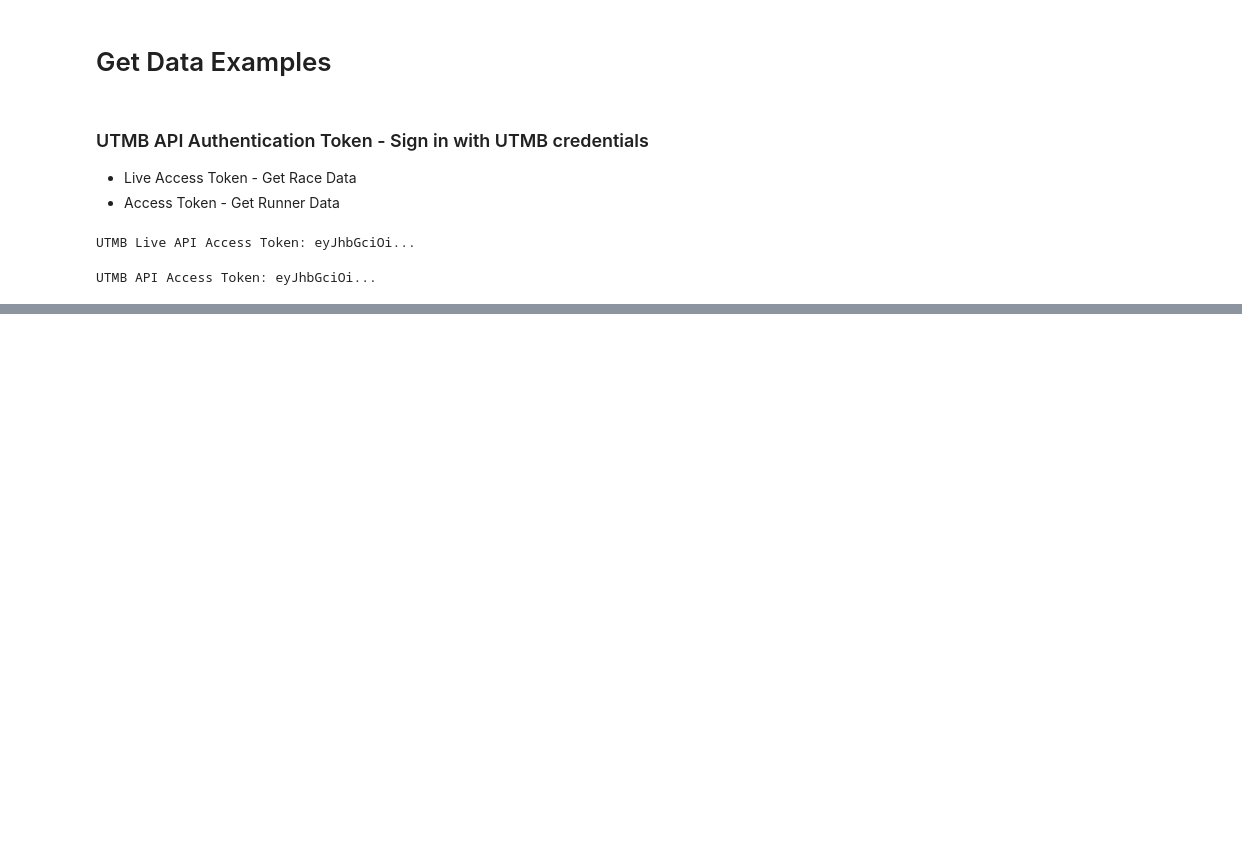
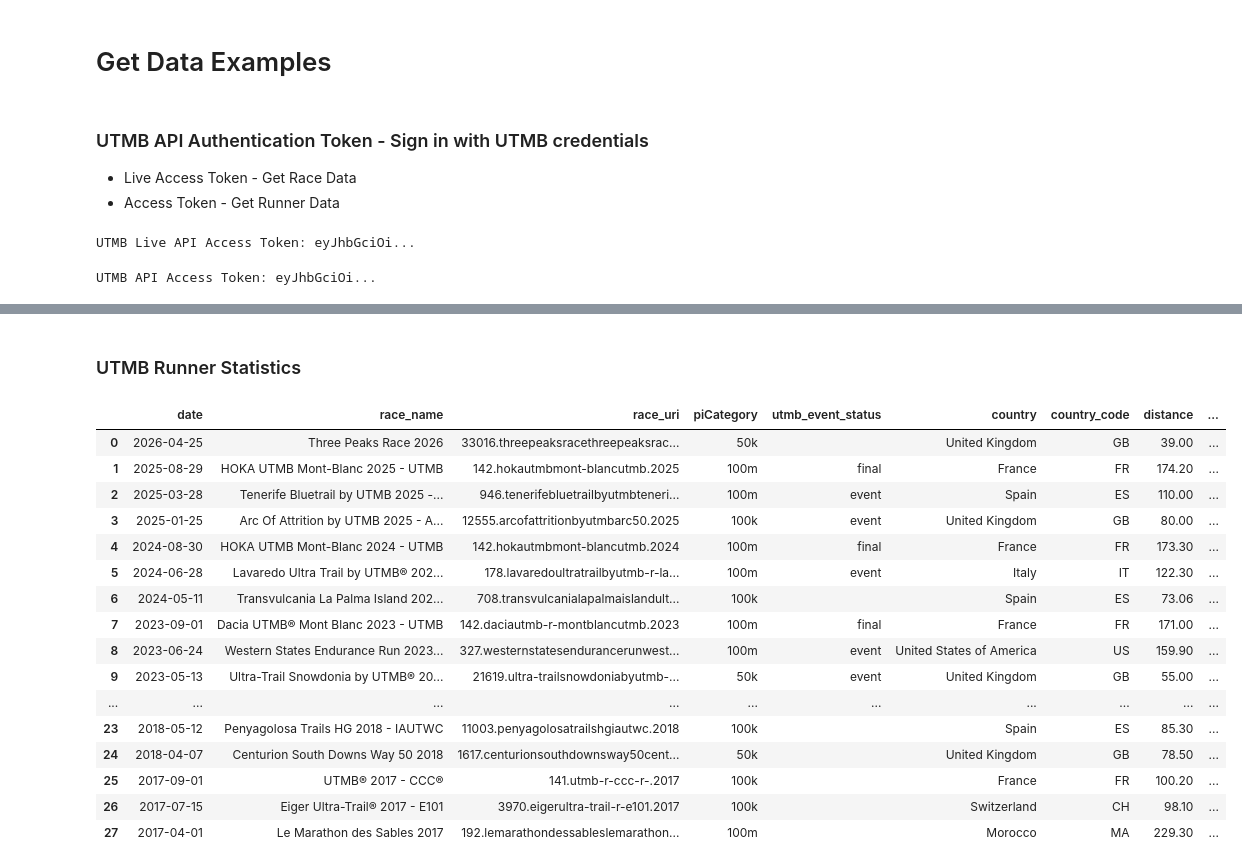
Before and after one commit to 1312Bravo/Path-To-UTMB, a Jupyter notebook: data/get_data_example.ipynb, the cells around one changed output, grey strips where cells are left out. Saved outputs shown, nothing was run; the diff lists cells and outputs as text; code cells hidden in the pictures; blank space fills up the shorter version.

```diff
--- a/data/get_data_example.ipynb
+++ b/data/get_data_example.ipynb
@@ -54,0 +82,28 @@ UTMB API Access Token: eyJhbGciOi...
+# %% [markdown]
+### UTMB Runner Statistics
+# %%
+# Tom Evans statistics
+tom_evans_stats = get_runner_results(
+    runner_id = "1410311.tom.evans",
+    access_token = utmb_access_token
+)
+
+display(tom_evans_stats)
+# %% [output]
+|  | date | race_name | race_uri | piCategory | utmb_event_status | country | country_code | distance | ... |
+| 0 | 2026-04-25 | Three Peaks Race 2026 | 33016.threepeaksracethreepeaksrac... | 50k |  | United Kingdom | GB | 39.00 | ... |
+| 1 | 2025-08-29 | HOKA UTMB Mont-Blanc 2025 - UTMB | 142.hokautmbmont-blancutmb.2025 | 100m | final | France | FR | 174.20 | ... |
+| 2 | 2025-03-28 | Tenerife Bluetrail by UTMB 2025 -... | 946.tenerifebluetrailbyutmbteneri... | 100m | event | Spain | ES | 110.00 | ... |
+| 3 | 2025-01-25 | Arc Of Attrition by UTMB 2025 - A... | 12555.arcofattritionbyutmbarc50.2025 | 100k | event | United Kingdom | GB | 80.00 | ... |
+| 4 | 2024-08-30 | HOKA UTMB Mont-Blanc 2024 - UTMB | 142.hokautmbmont-blancutmb.2024 | 100m | final | France | FR | 173.30 | ... |
+| 5 | 2024-06-28 | Lavaredo Ultra Trail by UTMB® 202... | 178.lavaredoultratrailbyutmb-r-la... | 100m | event | Italy | IT | 122.30 | ... |
+| 6 | 2024-05-11 | Transvulcania La Palma Island 202... | 708.transvulcanialapalmaislandult... | 100k |  | Spain | ES | 73.06 | ... |
+| 7 | 2023-09-01 | Dacia UTMB® Mont Blanc 2023 - UTMB | 142.daciautmb-r-montblancutmb.2023 | 100m | final | France | FR | 171.00 | ... |
+| 8 | 2023-06-24 | Western States Endurance Run 2023... | 327.westernstatesendurancerunwest... | 100m | event | United States of America | US | 159.90 | ... |
+| 9 | 2023-05-13 | Ultra-Trail Snowdonia by UTMB® 20... | 21619.ultra-trailsnowdoniabyutmb-... | 50k | event | United Kingdom | GB | 55.00 | ... |
+| ... | ... | ... | ... | ... | ... | ... | ... | ... | ... |
+| 23 | 2018-05-12 | Penyagolosa Trails HG 2018 - IAUTWC | 11003.penyagolosatrailshgiautwc.2018 | 100k |  | Spain | ES | 85.30 | ... |
+| 24 | 2018-04-07 | Centurion South Downs Way 50 2018 | 1617.centurionsouthdownsway50cent... | 50k |  | United Kingdom | GB | 78.50 | ... |
+| 25 | 2017-09-01 | UTMB® 2017 - CCC® | 141.utmb-r-ccc-r-.2017 | 100k |  | France | FR | 100.20 | ... |
+| 26 | 2017-07-15 | Eiger Ultra-Trail® 2017 - E101 | 3970.eigerultra-trail-r-e101.2017 | 100k |  | Switzerland | CH | 98.10 | ... |
+| 27 | 2017-04-01 | Le Marathon des Sables 2017 | 192.lemarathondessableslemarathon... | 100m |  | Morocco | MA | 229.30 | ... |
```
Also changed, not shown: parts of 2 cells of this notebook.
